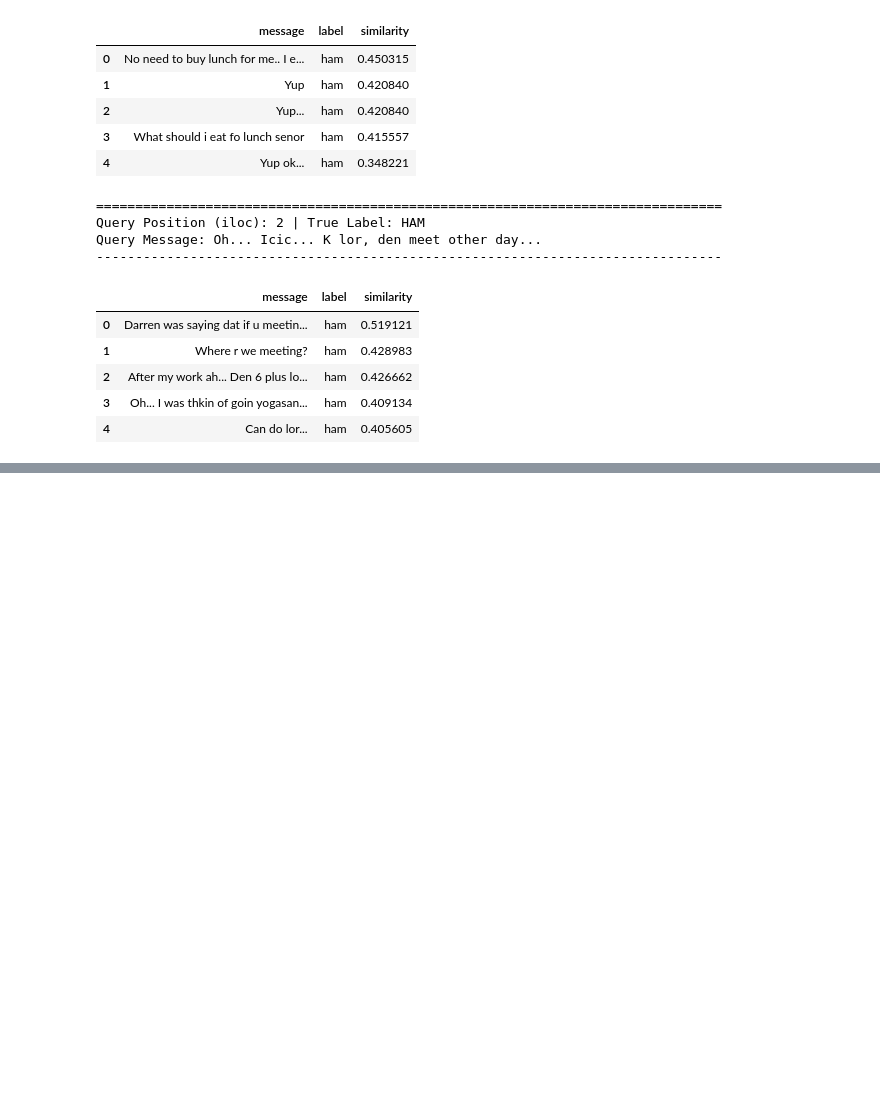
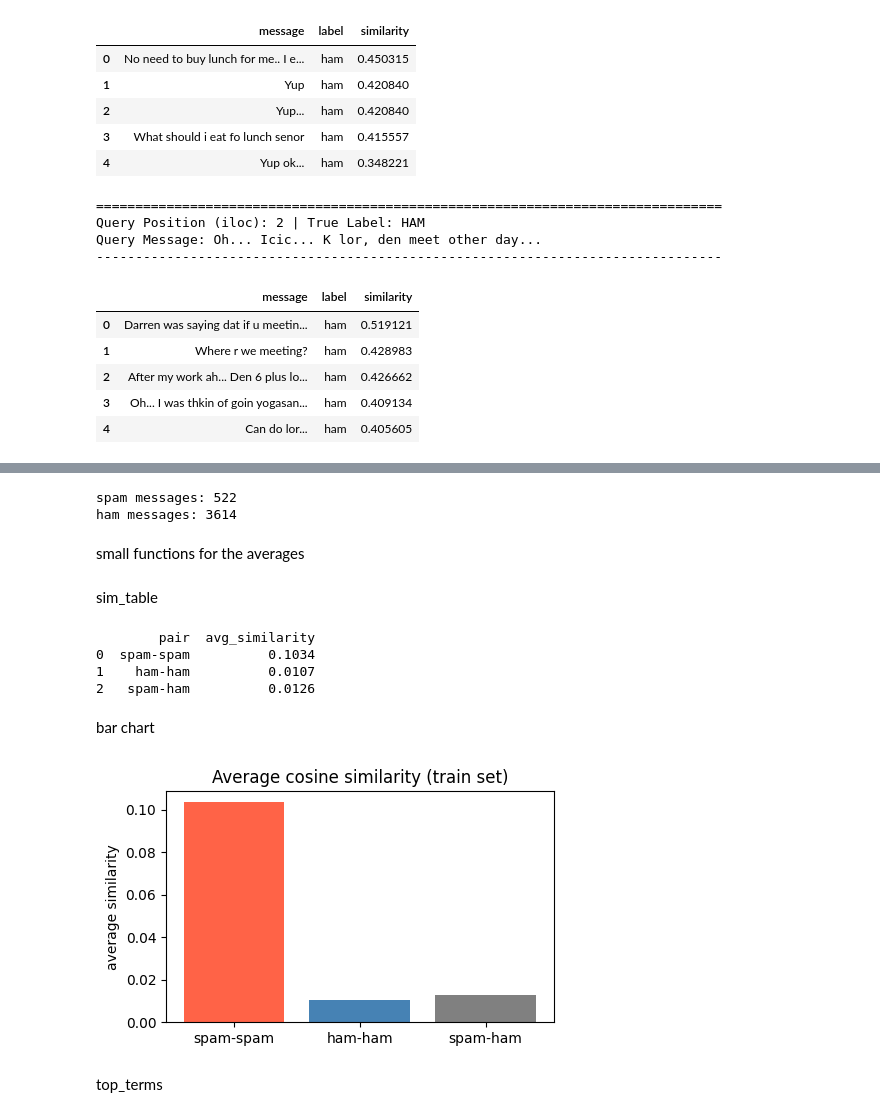
Before and after one commit to zahrss0r/DS483-SMS-Spam-Detection-Project, a Jupyter notebook: DS483_SMS_Spam.ipynb, the cells around one changed output, grey strips where cells are left out. Drawn from its saved outputs; the diff is of its cells as text; code cells hidden in the pictures; blank space fills up the shorter version.

Commit message:
Week 2 Part 3 (Student 4): similarity in and between classes

```diff
--- a/DS483_SMS_Spam.ipynb
+++ b/DS483_SMS_Spam.ipynb
@@ -745,0 +752,3 @@ Query Message: Oh... Icic... K lor, den meet other day...
+# %%
+sim_matrix = cosine_similarity(X_train_tfidf)
+print("sim_matrix shape:", sim_matrix.shape)
@@ -745,0 +759,52 @@ Query Message: Oh... Icic... K lor, den meet other day...
+# %%
+# row positions of each class
+spam_idx = np.where(y_train.values == 1)[0]
+ham_idx = np.where(y_train.values == 0)[0]
+print("spam messages:", len(spam_idx))
+print("ham messages:", len(ham_idx))
+# %% [output]
+spam messages: 522
+ham messages: 3614
+# %% [markdown]
+small functions for the averages
+# %%
+def avg_within(idx):
+    # average similarity inside one class, the diagonal is removed
+    block = sim_matrix[np.ix_(idx, idx)]
+    n = len(idx)
+    total = block.sum() - np.trace(block)
+    return total / (n * (n - 1))
+
+def avg_between(idx_a, idx_b):
+    # average similarity between two different classes (no diagonal here)
+    return sim_matrix[np.ix_(idx_a, idx_b)].mean()
+# %% [markdown]
+sim_table
+# %%
+sim_table = pd.DataFrame({
+    "pair": ["spam-spam", "ham-ham", "spam-ham"],
+    "avg_similarity": [
+        avg_within(spam_idx),
+        avg_within(ham_idx),
+        avg_between(spam_idx, ham_idx),
+    ],
+})
+sim_table["avg_similarity"] = sim_table["avg_similarity"].round(4)
+print(sim_table)
+# %% [output]
+        pair  avg_similarity
+0  spam-spam          0.1034
+1    ham-ham          0.0107
+2   spam-ham          0.0126
+# %% [markdown]
+bar chart
+# %%
+plt.figure(figsize=(5, 3))
+plt.bar(sim_table["pair"], sim_table["avg_similarity"], color=["tomato", "steelblue", "gray"])
+plt.title("Average cosine similarity (train set)")
+plt.ylabel("average similarity")
+plt.show()
+# %% [output]
+[figure, added]
+# %% [markdown]
+top_terms
```
Also changed, not shown: parts of 7 cells of this notebook.
